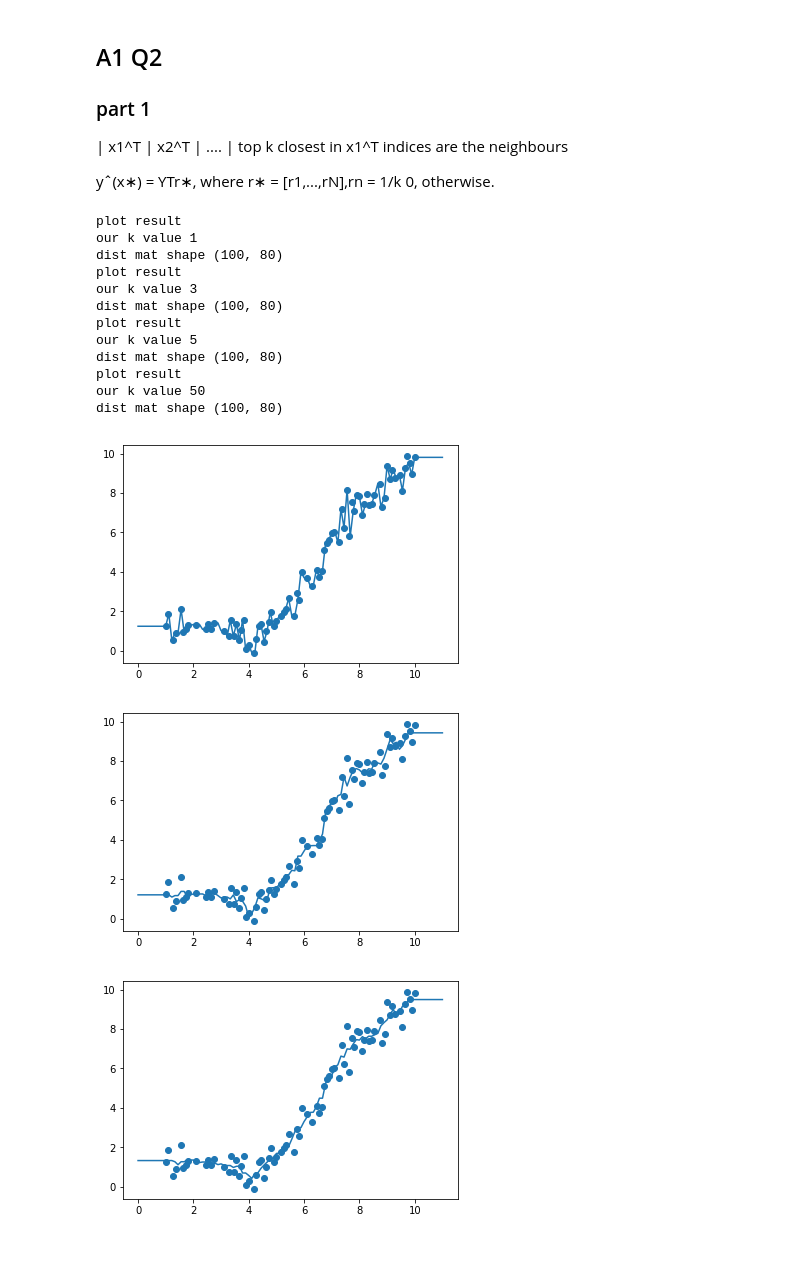
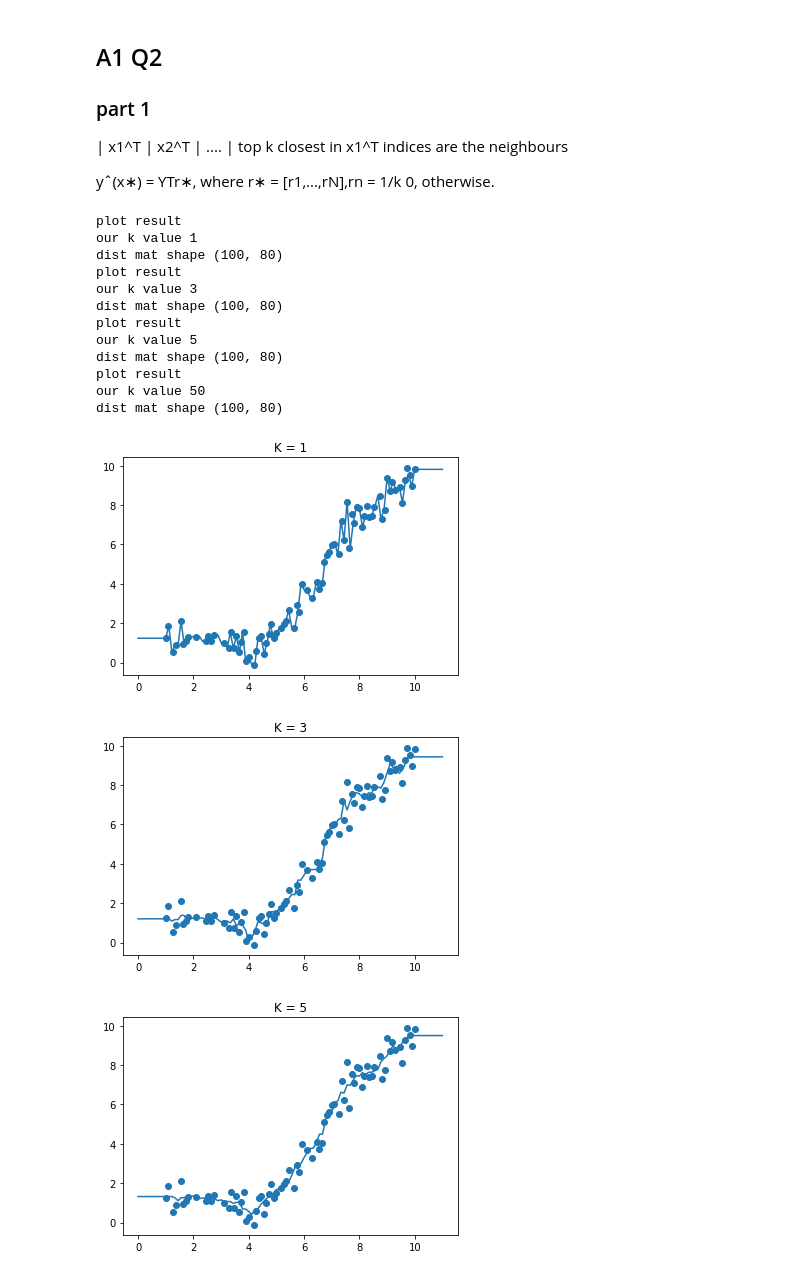
Before and after one commit to violetguos/inference-learning, a Jupyter notebook: A1/violetg_branch/a1-vg.ipynb, the cells around one changed output. Saved outputs shown, nothing was run; the diff lists cells and outputs as text; code cells hidden in the pictures.

```diff
--- a/A1/violetg_branch/a1-vg.ipynb
+++ b/A1/violetg_branch/a1-vg.ipynb
@@ -117,6 +116,9 @@ def pairDist(_data, _data1):
 
 
 def knn(_trainData, _trainTarget, _new_data, _k):
+    '''
+    KNN using responsibility
+    '''
     #nearest indices
     dist_mat = pairDist( _new_data, _trainData )
     #dist_mat = tf.convert_to_tensor(dist_mat)
@@ -126,6 +128,23 @@ def knn(_trainData, _trainTarget, _new_data, _k):
     return predict_res
 
 
+def knnVote(_trainData, _trainTarget, _new_data, _k):
+    '''
+    KNN using majority vote
+    '''
+    #nearest indices
+    dist_mat = pairDist( _new_data, _trainData )
+    nearest_k, nearest_k_idx = nearestIndices(dist_mat, _k)
+    neigbours = tf.gather(_trainTarget, nearest_k_idx)
+    nearest_k_y, idx, votes = tf.unique_with_counts(neigbours)
+
+
+    predict_res = tf.argmax(votes)
+    print("predict", predict_res.eval())
+    return predict_res
+
+
+
 #pairDist(testData)
 #pred_result = knn(testData, testTarget, _k = 3)
 # %%
@@ -142,7 +161,9 @@ def plotResult(_trainData, _trainTarget):
 
         plt.figure()#(j+100)
         plt.scatter(sessMain.run(_trainData), sessMain.run(_trainTarget))
+        plt.title("K = " + str(j))
         plt.plot(sessMain.run(xTensor), sessMain.run(predict_res))
+
         fileName = str("KNN") + str(j) + str("trainingGraph.png")
         plt.savefig(fileName)
 # %%
@@ -184,38 +205,40 @@ if __name__ == "__main__":
     validData = tf.stack(validData)
     validtarget = tf.stack(validTarget)
 
+
+    data_segmentation()
+
     init = tf.global_variables_initializer()
     sessMain = tf.InteractiveSession()
     sessMain.run(init)
 
 
-
+    '''
     plotResult(trainData, trainTarget)
 
-    '''
     loss_test = testKValuesKNN(trainData, trainTarget, testData, testTarget)
     print("loss_test", loss_test)
 
     loss_train = testKValuesKNN(trainData, trainTarget, trainData, trainTarget)
     print("loss_train" , loss_train)
 
     loss_valid = testKValuesKNN(trainData, trainTarget, validData, validTarget)
     print("loss_valid", loss_valid)
 
     '''
 # %% [output]
 plot result
 our k value 1
 dist mat shape (100, 80)
 plot result
 our k value 3
 dist mat shape (100, 80)
 plot result
 our k value 5
 dist mat shape (100, 80)
 plot result
 our k value 50
 dist mat shape (100, 80)
-[figure, old version]
+[figure, new version]
-[figure, old version]
+[figure, new version]
-[figure, old version]
+[figure, new version]
```
Also changed, not shown: parts of 5 cells of this notebook, 1 other file.
